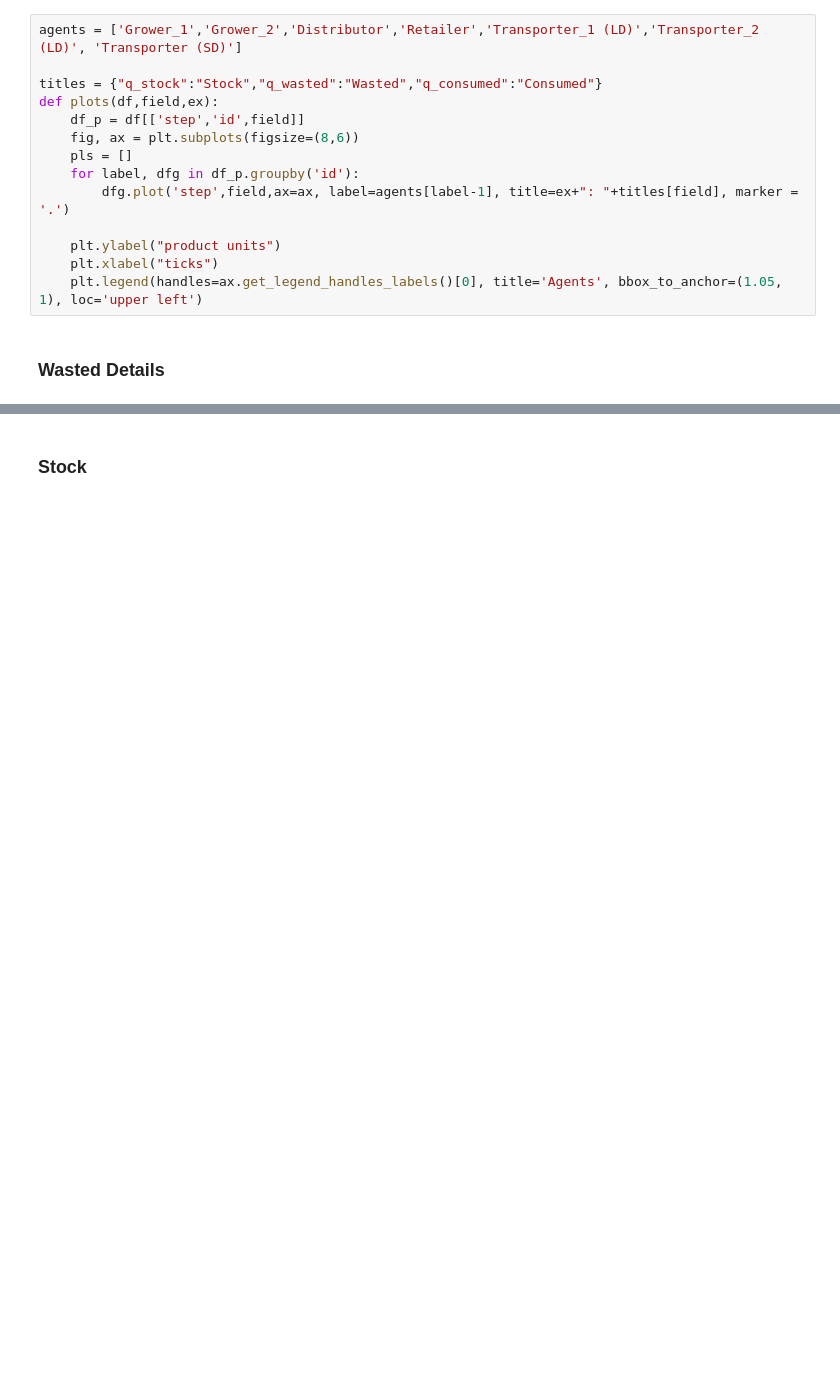
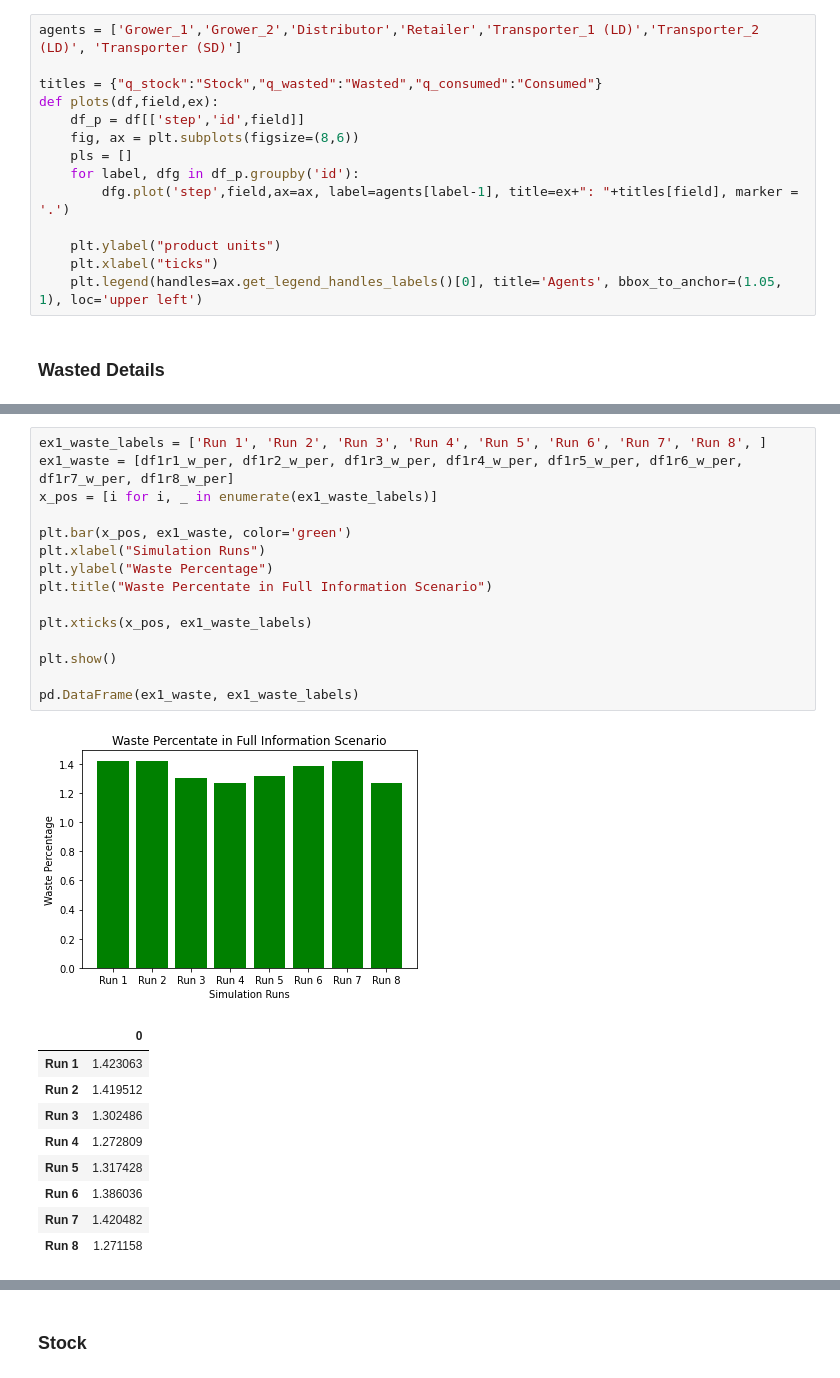
Before and after one commit to mperhez/scvis-plots, a Jupyter notebook: notebooks/scvis-abm-plots.ipynb, the cells around one changed output, grey strips where cells are left out. Drawn from its saved outputs; the diff is of its cells as text; blank space fills up the shorter version.

```diff
--- a/notebooks/scvis-abm-plots.ipynb
+++ b/notebooks/scvis-abm-plots.ipynb
@@ -154,0 +281,26 @@ percentage waste: 72.53 %
+# %%
+ex1_waste_labels = ['Run 1', 'Run 2', 'Run 3', 'Run 4', 'Run 5', 'Run 6', 'Run 7', 'Run 8', ]
+ex1_waste = [df1r1_w_per, df1r2_w_per, df1r3_w_per, df1r4_w_per, df1r5_w_per, df1r6_w_per, df1r7_w_per, df1r8_w_per]
+x_pos = [i for i, _ in enumerate(ex1_waste_labels)]
+
+plt.bar(x_pos, ex1_waste, color='green')
+plt.xlabel("Simulation Runs")
+plt.ylabel("Waste Percentage")
+plt.title("Waste Percentate in Full Information Scenario")
+
+plt.xticks(x_pos, ex1_waste_labels)
+
+plt.show()
+
+pd.DataFrame(ex1_waste, ex1_waste_labels)
+# %% [output]
+[figure, added]
+|  | 0 |
+| Run 1 | 1.423063 |
+| Run 2 | 1.419512 |
+| Run 3 | 1.302486 |
+| Run 4 | 1.272809 |
+| Run 5 | 1.317428 |
+| Run 6 | 1.386036 |
+| Run 7 | 1.420482 |
+| Run 8 | 1.271158 |
```
Also changed, not shown: parts of 12 cells of this notebook.
